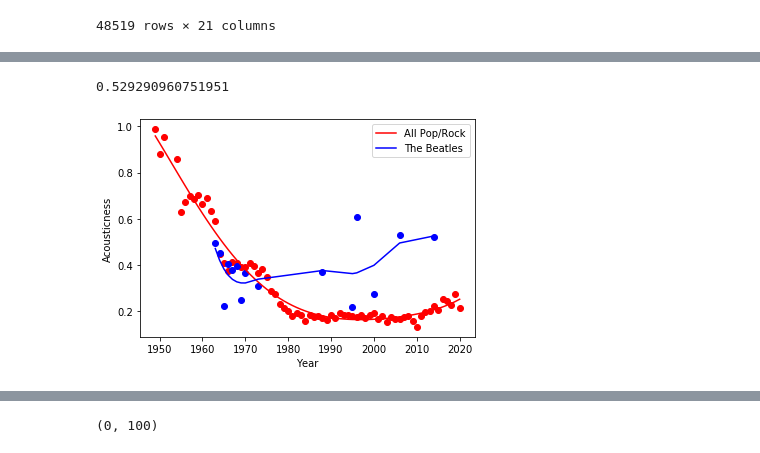
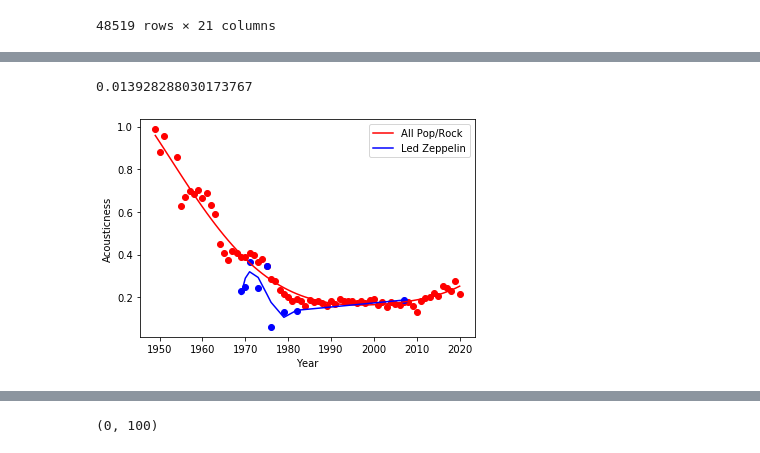
Before and after one commit to Wichaelian/ICM-2021, a Jupyter notebook: 2021_ICM_Problem_D_Data/Bullet 6.ipynb, the cells around one changed output, grey strips where cells are left out. Cells and saved outputs as stored; diff of their text form; code cells hidden in the pictures.

```diff
--- a/2021_ICM_Problem_D_Data/Bullet 6.ipynb
+++ b/2021_ICM_Problem_D_Data/Bullet 6.ipynb
@@ -292,7 +292,7 @@ def acousticImportance(name):
         diff += (val - ns['acousticness'][count]) ** 2
     if diff == 0:
         return 0
-    return diff/len(prMeans)
+    return diff/len(ns)
 # %%
 #PRDiffRank with visualization
 def importancetoPR(name):
@@ -387,5 +391,5 @@ See the caveats in the documentation: http://pandas.pydata.org/pandas-docs/stabl
-# %%
-acousticImportance('The Beatles')
-# %% [output]
-0.529290960751951
-[figure, removed]
+# %%
+acousticImportance('Led Zeppelin')
+# %% [output]
+0.013928288030173767
+[figure, added]
```
Also changed, not shown: parts of 8 cells of this notebook.
